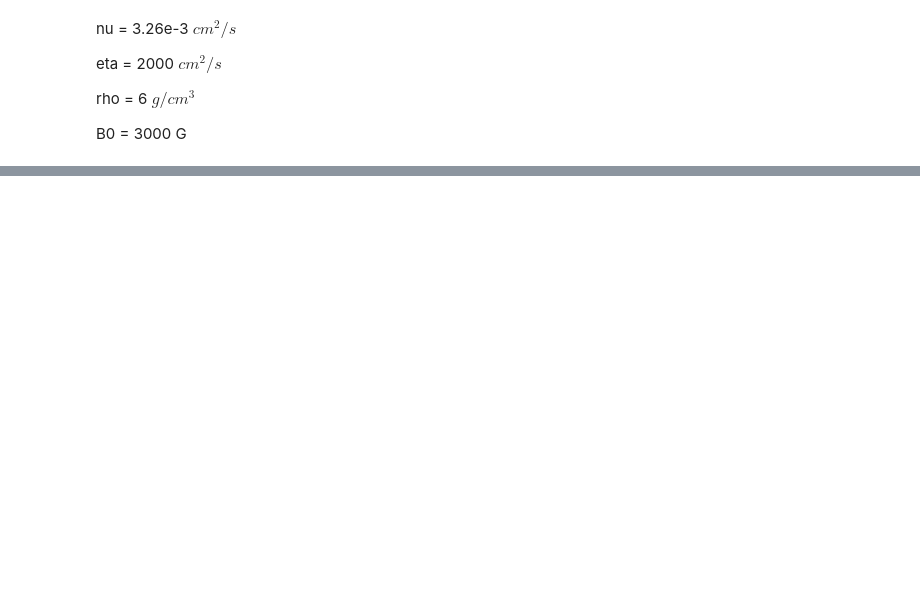
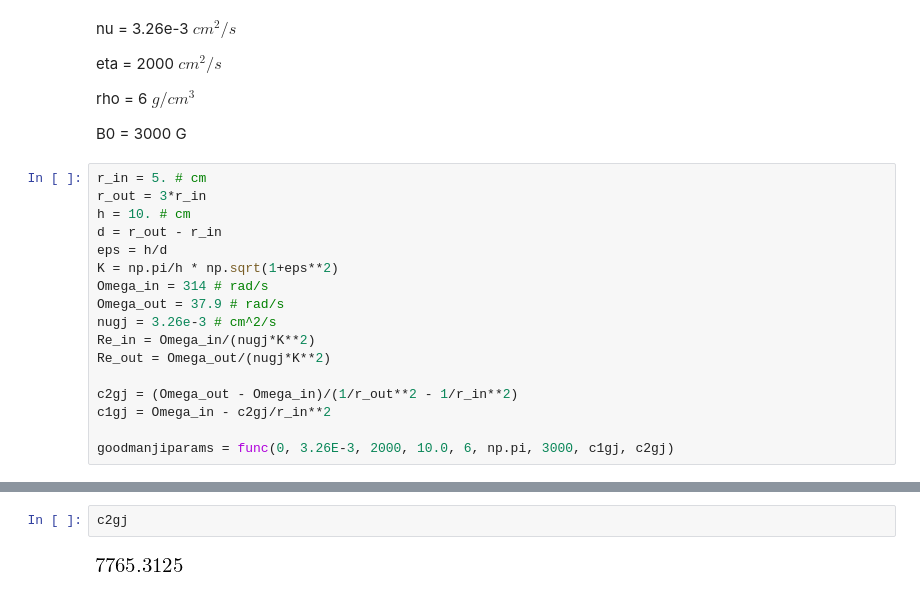
Before and after one commit to jsoishi/weakly_nonlinear_mri, a Jupyter notebook: python/widegap/Widegap dispersion relation.ipynb, the cells around one changed output, grey strips where cells are left out. Drawn from its saved outputs; the diff is of its cells as text; blank space fills up the shorter version.

```diff
--- a/python/widegap/Widegap dispersion relation.ipynb
+++ b/python/widegap/Widegap dispersion relation.ipynb
@@ -62,3 +69,20 @@ eta = 2000 $cm^2/s$
 rho = 6 $g/cm^3$
 
 B0 = 3000 G
+# %%
+r_in = 5. # cm
+r_out = 3*r_in
+h = 10. # cm
+d = r_out - r_in
+eps = h/d
+K = np.pi/h * np.sqrt(1+eps**2)
+Omega_in = 314 # rad/s
+Omega_out = 37.9 # rad/s
+nugj = 3.26e-3 # cm^2/s
+Re_in = Omega_in/(nugj*K**2)
+Re_out = Omega_out/(nugj*K**2)
+
+c2gj = (Omega_out - Omega_in)/(1/r_out**2 - 1/r_in**2)
+c1gj = Omega_in - c2gj/r_in**2
+
+goodmanjiparams = func(0, 3.26E-3, 2000, 10.0, 6, np.pi, 3000, c1gj, c2gj)
@@ -64,0 +97,4 @@ B0 = 3000 G
+# %%
+c2gj
+# %% [output]
+[figure, added]
```
Also changed, not shown: parts of 12 cells of this notebook, 2 other files.
